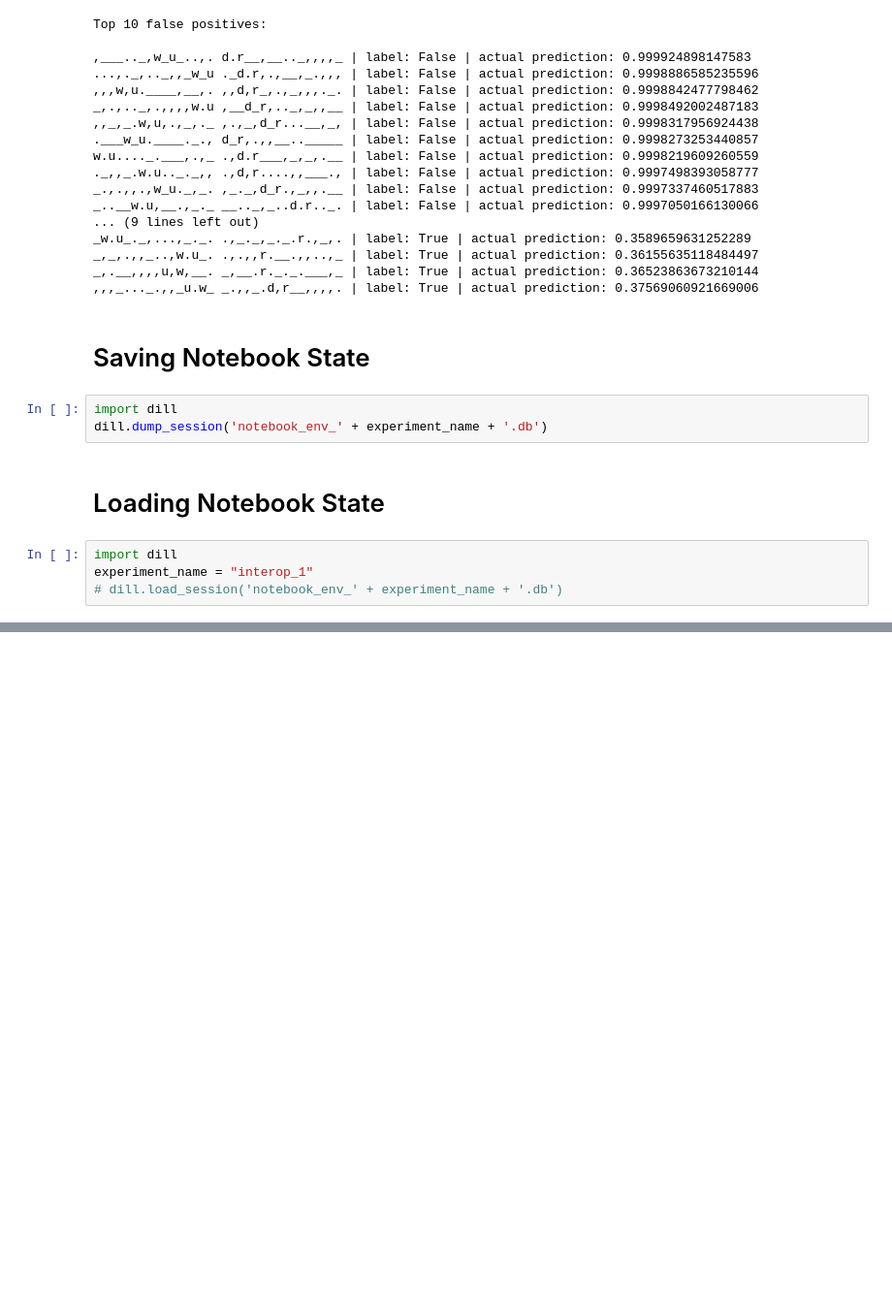
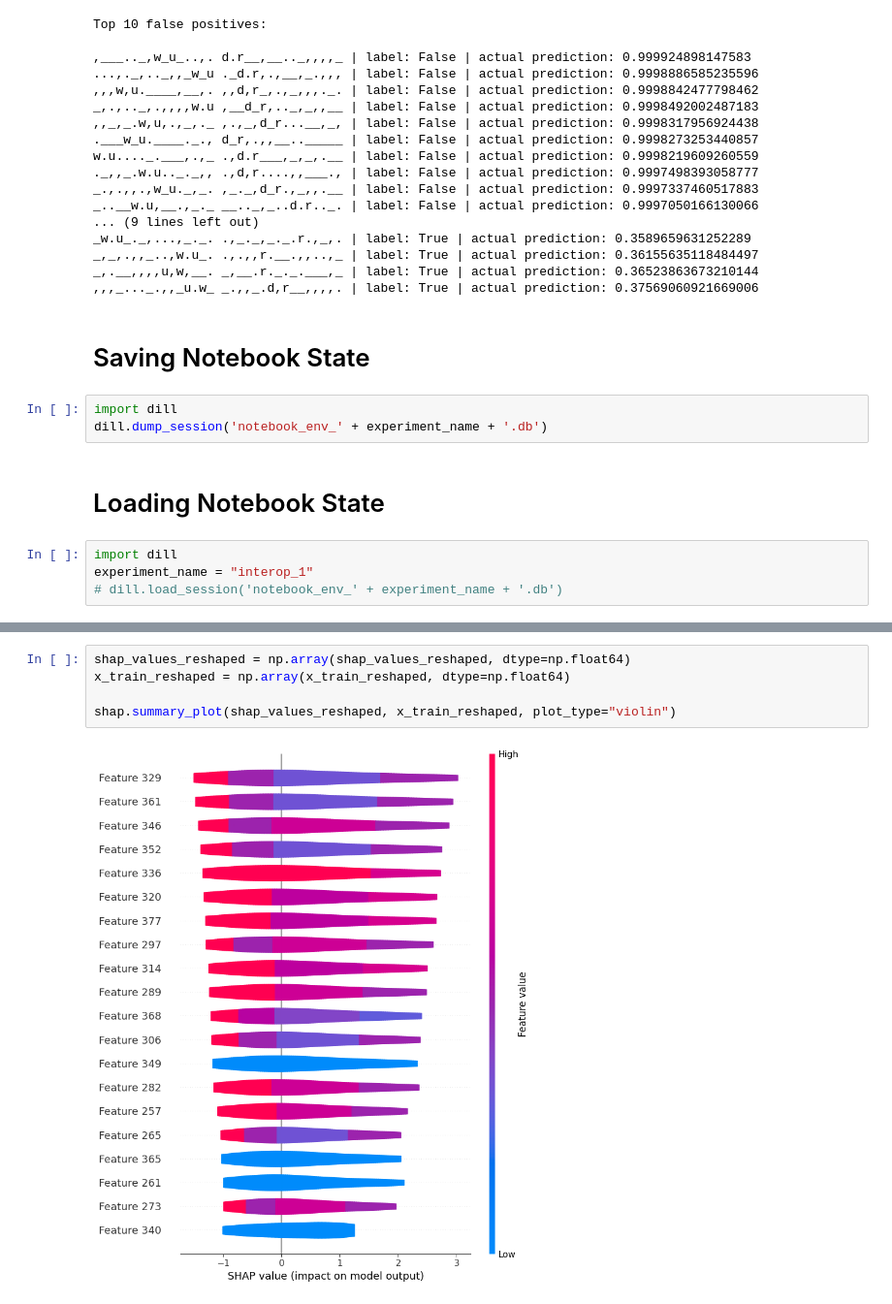
Before and after one commit to FranciscoMorenoB/TFG-XAI-CONCURRENCIA, a Jupyter notebook: Notebooks-Modificados/4th filter - variable interop distance (easy).ipynb, the cells around one changed output, grey strips where cells are left out. Shown at 97% size. Drawn from its saved outputs; the diff is of its cells as text; blank space fills up the shorter version.

```diff
--- a/Notebooks-Modificados/4th filter - variable interop distance (easy).ipynb
+++ b/Notebooks-Modificados/4th filter - variable interop distance (easy).ipynb
@@ -729,0 +813,7 @@ experiment_name = "interop_1"
+# %%
+shap_values_reshaped = np.array(shap_values_reshaped, dtype=np.float64)
+x_train_reshaped = np.array(x_train_reshaped, dtype=np.float64)
+
+shap.summary_plot(shap_values_reshaped, x_train_reshaped, plot_type="violin")
+# %% [output]
+[figure, added]
```
Also changed, not shown: parts of 16 cells of this notebook, 2 other files.
